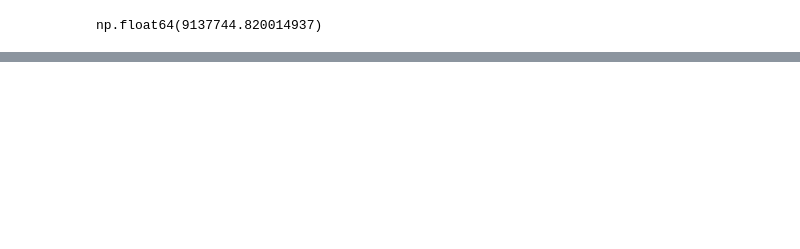
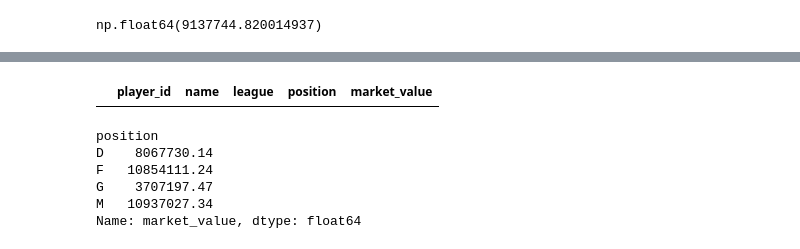
Before and after one commit to rashidmajidov/european_football_analysis, a Jupyter notebook: notebook/EDA_profiles.ipynb, the cells around one changed output, grey strips where cells are left out. Cells and saved outputs as stored; diff of their text form; code cells hidden in the pictures; blank space fills up the shorter version.

```diff
--- a/notebook/EDA_profiles.ipynb
+++ b/notebook/EDA_profiles.ipynb
@@ -181,0 +244,7 @@ np.float64(9137744.820014937)
+# %%
+df[df['position'].isnull()]
+#delete this row
+df = df.dropna(subset=['position'])
+df[df['position'].isnull()]
+# %% [output]
+|  | player_id | name | league | position | market_value |
@@ -181,0 +254,10 @@ np.float64(9137744.820014937)
+# %%
+#give me mean of market value for each position
+df.groupby('position')['market_value'].mean()
+# %% [output]
+position
+D    8067730.14
+F   10854111.24
+G    3707197.47
+M   10937027.34
+Name: market_value, dtype: float64
```
Also changed, not shown: parts of 16 cells of this notebook, 1 other file.
